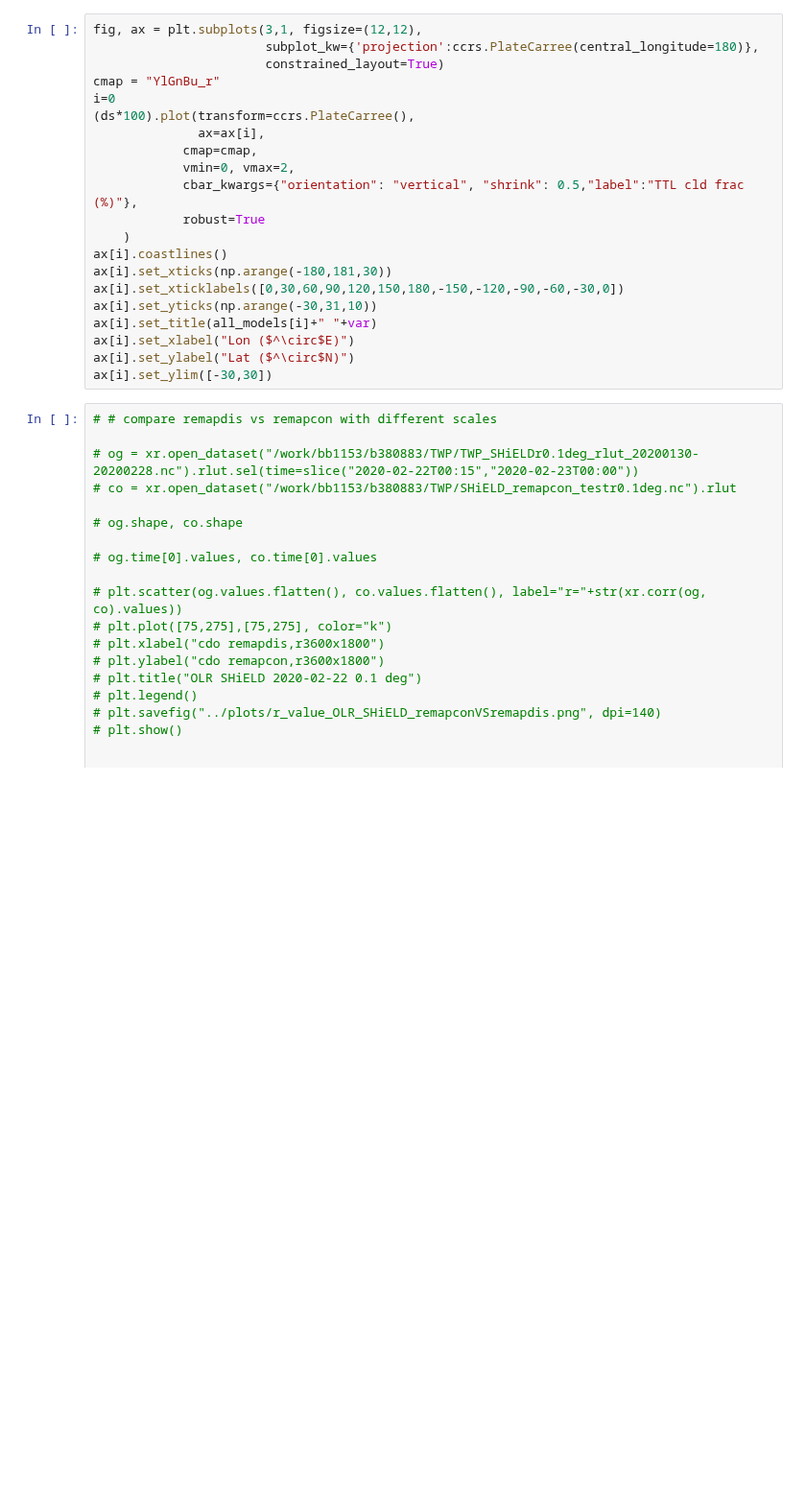
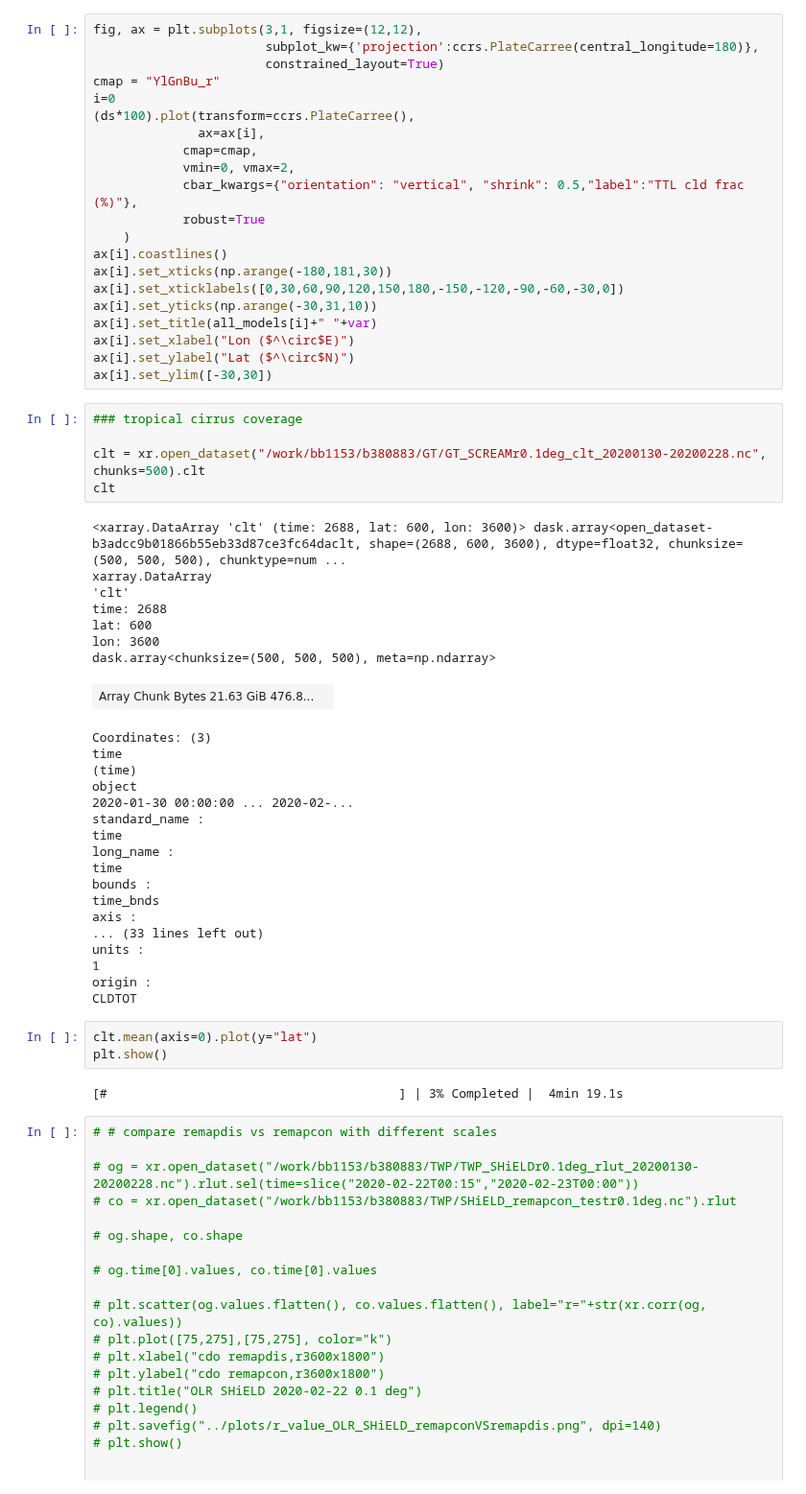
Before and after one commit to smturbev/dyamond2, a Jupyter notebook: python_scripts/global_tropics_mean.ipynb, the cells around one changed output. Shown at 96% size. Drawn from its saved outputs; the diff is of its cells as text; blank space fills up the shorter version.

```diff
--- a/python_scripts/global_tropics_mean.ipynb
+++ b/python_scripts/global_tropics_mean.ipynb
@@ -247,6 +257,42 @@ ax[i].set_title(all_models[i]+" "+var)
 ax[i].set_xlabel("Lon ($^\circ$E)")
 ax[i].set_ylabel("Lat ($^\circ$N)")
 ax[i].set_ylim([-30,30])
+# %%
+### tropical cirrus coverage
+
+clt = xr.open_dataset("/work/bb1153/b380883/GT/GT_SCREAMr0.1deg_clt_20200130-20200228.nc", chunks=500).clt
+clt
+# %% [output]
+<xarray.DataArray 'clt' (time: 2688, lat: 600, lon: 3600)> dask.array<open_dataset-b3adcc9b01866b55eb33d87ce3fc64daclt, shape=(2688, 600, 3600), dtype=float32, chunksize=(500, 500, 500), chunktype=num ...
+xarray.DataArray
+'clt'
+time: 2688
+lat: 600
+lon: 3600
+dask.array<chunksize=(500, 500, 500), meta=np.ndarray>
+| Array Chunk Bytes 21.63 GiB 476.8... |  |
+Coordinates: (3)
+time
+(time)
+object
+2020-01-30 00:00:00 ... 2020-02-...
+standard_name :
+time
+long_name :
+time
+bounds :
+time_bnds
+axis :
+... (33 lines left out)
+units :
+1
+origin :
+CLDTOT
+# %%
+clt.mean(axis=0).plot(y="lat")
+plt.show()
+# %% [output]
+[#                                       ] | 3% Completed |  4min 19.1s
 # %%
 # # compare remapdis vs remapcon with different scales
 
```
Also changed, not shown: parts of 4 cells of this notebook, 2 other files.
